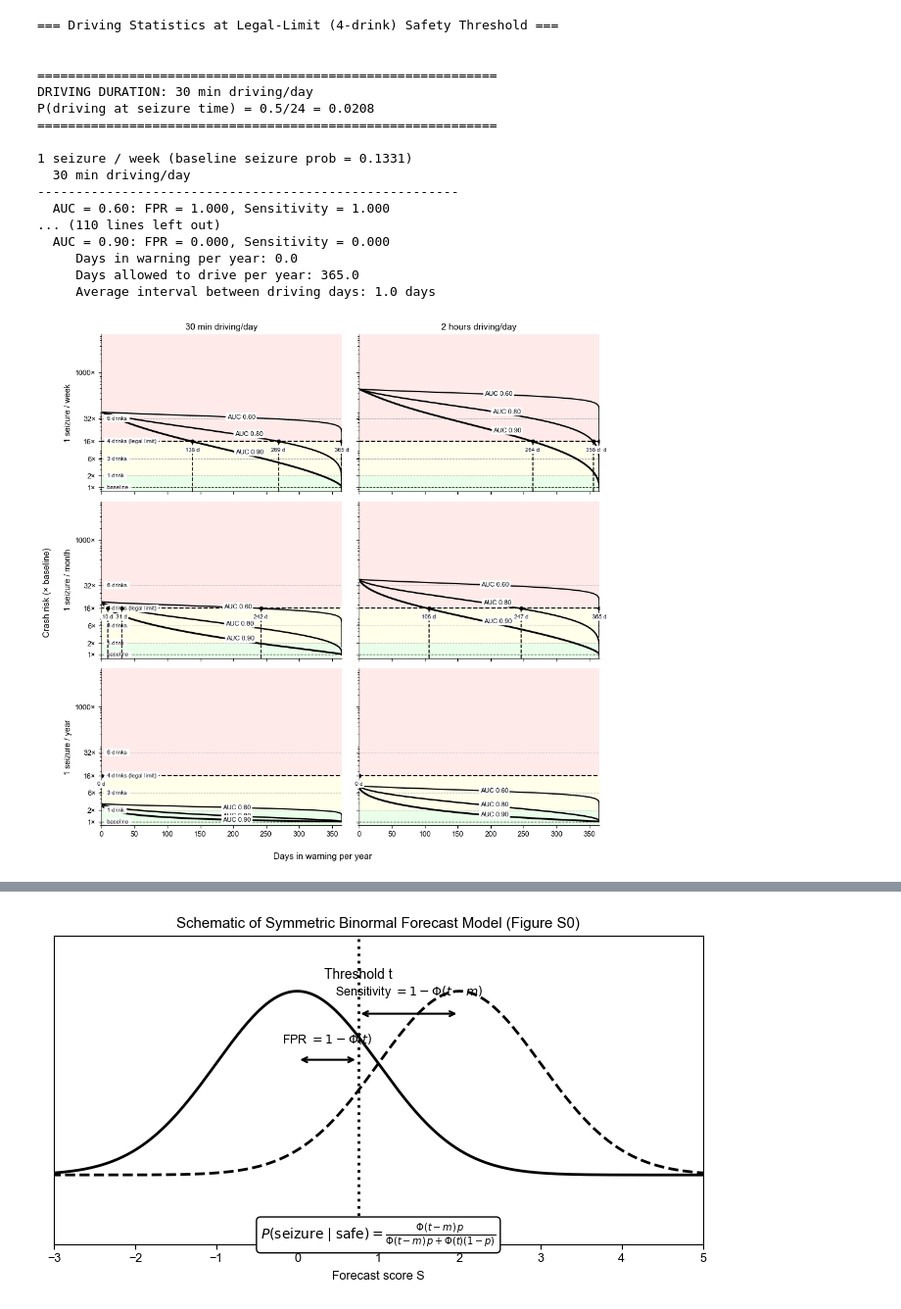
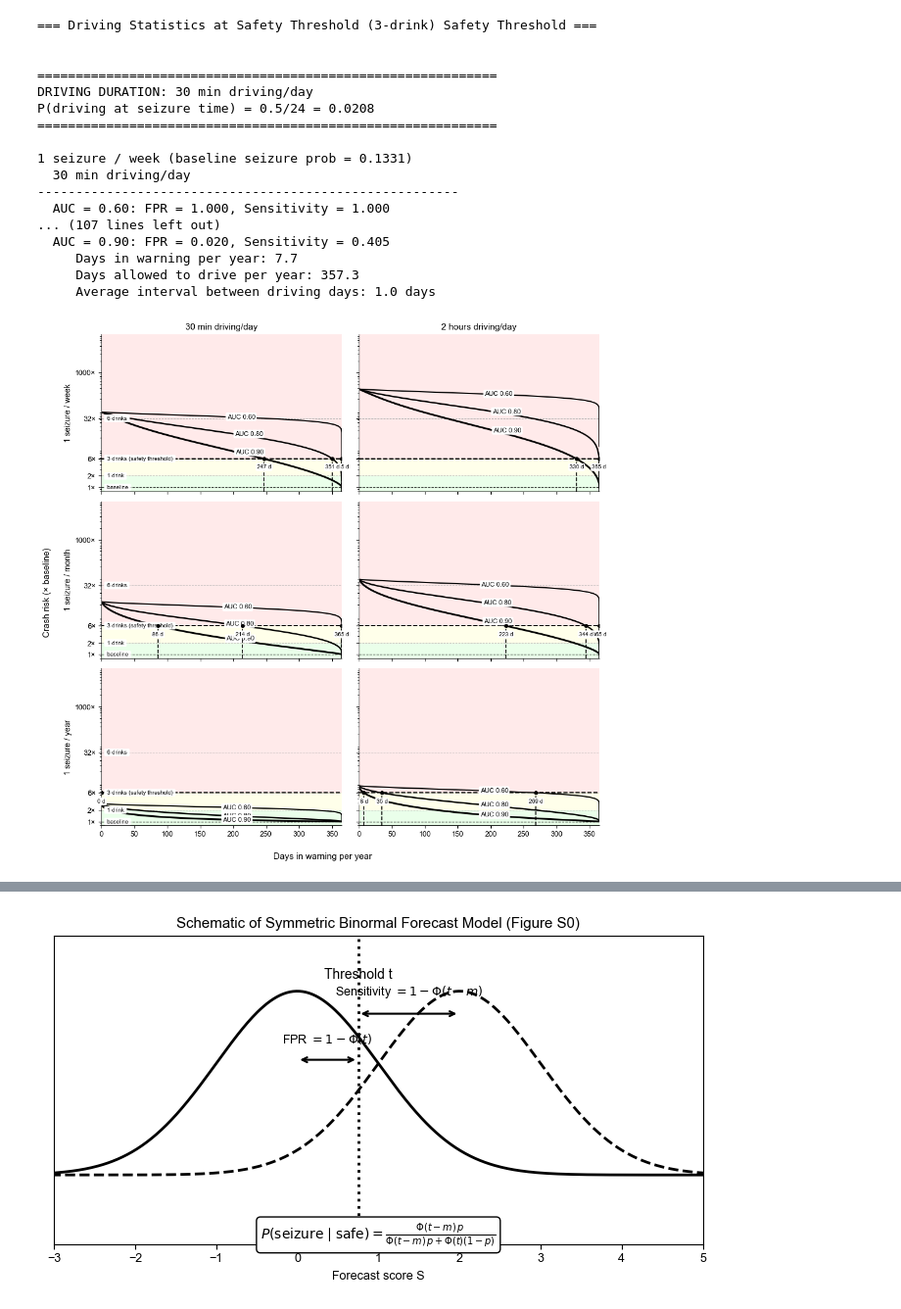
Before and after one commit to bdsp-core/seizure_forecasting_crash_analysis, a Jupyter notebook: crashes_vs_TiW.ipynb, the cells around one changed output, grey strips where cells are left out. Shown at 98% size. Cells and saved outputs as stored; diff of their text form; code cells hidden in the pictures.

```diff
--- a/crashes_vs_TiW.ipynb
+++ b/crashes_vs_TiW.ipynb
@@ -30,7 +30,7 @@ auc_linewidth = {0.60: 1.5, 0.80: 1.8, 0.90: 2.2}
 p0 = 1.5e-5
 p1 = p0 * 2**(0.02/0.02)   # 1 drink
 p3 = p0 * 2**(0.05/0.02)   # 3 drinks
-p4 = p0 * 2**(0.08/0.02)   # 4 drinks (legal limit)
+p4 = p0 * 2**(0.08/0.02)   # 3 drinks (safety threshold)
 p6 = p0 * 2**(0.12/0.02)   # 6 drinks
 
 y_limits = [0.8, 1e4]
@@ -73,7 +73,7 @@ def compute_curve_for_auc(auc, p_seizure, driving_hours):
 # -------------------------
 fig, axes = plt.subplots(3, 2, figsize=(10, 9.5), sharex=True, sharey=True)
 
-print('=== Driving Statistics at Legal-Limit (4-drink) Safety Threshold ===\n')
+print('=== Driving Statistics at Safety Threshold (3-drink) Safety Threshold ===\n')
 
 for col, driving_hours in enumerate(driving_hours_list):
     print(f'\n{"="*60}')
@@ -91,12 +91,12 @@ for col, driving_hours in enumerate(driving_hours_list):
         print(f'  {driving_labels[col]}')
         print('-' * 55)
 
-        # Light-pink shaded "unsafe" region above legal limit (4 drinks)
-        ax.axhspan(p4/p0, y_limits[1],
+        # Light-pink shaded "unsafe" region above safety threshold (3 drinks)
+        ax.axhspan(p3/p0, y_limits[1],
                    facecolor='#ffcccc', alpha=0.4, zorder=0)
 
-        # Light-yellow shaded region between 1 drink and 4 drinks (legal limit)
-        ax.axhspan(p1/p0, p4/p0,
+        # Light-yellow shaded region between 1 drink and 3 drinks (safety threshold)
+        ax.axhspan(p1/p0, p3/p0,
                    facecolor='#ffffcc', alpha=0.4, zorder=0)
 
         # Light-green shaded "safe" region below 1 drink
@@ -107,7 +107,7 @@ for col, driving_hours in enumerate(driving_hours_list):
         ax.axhline(y=1,       color='k',        linestyle='--', linewidth=0.8, zorder=1)
         ax.axhline(y=p1/p0,   color='0.7',      linestyle='--', linewidth=0.7, zorder=1)
         ax.axhline(y=p3/p0,   color='0.7',      linestyle='--', linewidth=0.7, zorder=1)
-        ax.axhline(y=p4/p0,   color='black',    linestyle='--', linewidth=1.4, zorder=2)
+        ax.axhline(y=p3/p0,   color='black',    linestyle='--', linewidth=1.4, zorder=2)
         ax.axhline(y=p6/p0,   color='0.7',      linestyle='--', linewidth=0.7, zorder=1)
 
         # Store crossing info for later labeling (to ensure labels are on top)
@@ -128,7 +128,7 @@ for col, driving_hours in enumerate(driving_hours_list):
             f_sorted = f_ana[idx_sort]
 
             # First point where crash risk drops below legal-limit threshold
-            idx_cross = np.where(pc_sorted < p4/p0)[0]
+            idx_cross = np.where(pc_sorted < p3/p0)[0]
             if len(idx_cross) > 0:
                 idx_cross = idx_cross[0]
                 dw_cross = dw_sorted[idx_cross]
@@ -164,14 +164,14 @@ for col, driving_hours in enumerate(driving_hours_list):
         for dw_cross, auc, s_cross, f_cross, p in crossing_info:
             # Vertical black dashed line
             ax.plot([dw_cross, dw_cross],
-                    [y_limits[0], p4/p0],
+                    [y_limits[0], p3/p0],
                     'k--', linewidth=1.2, zorder=6)
             # Black marker at crossing point (smaller)
-            ax.plot(dw_cross, p4/p0,
+            ax.plot(dw_cross, p3/p0,
                     'o', color='black', markersize=4, zorder=7)
 
             # Label with number of warning days - ON TOP with opaque box
-            ax.text(dw_cross, p4/p0*0.7,
+            ax.text(dw_cross, p3/p0*0.7,
                     f'{dw_cross:.0f} d',
                     fontsize=7, ha='center', va='top',
                     bbox=dict(boxstyle='round,pad=0.2',
@@ -204,7 +204,7 @@ for col, driving_hours in enumerate(driving_hours_list):
             ax.text(6, p3/p0,    ' 3 drinks ',               fontsize=7, va='center',
                     bbox=dict(boxstyle='round,pad=0.2', facecolor='white', edgecolor='none'),
                     zorder=5)
-            ax.text(6, p4/p0,    ' 4 drinks (legal limit) ', fontsize=7, va='center',
+            ax.text(6, p3/p0,    ' 3 drinks (safety threshold) ', fontsize=7, va='center',
                     bbox=dict(boxstyle='round,pad=0.2', facecolor='white', edgecolor='none'),
                     zorder=5)
             ax.text(6, p6/p0,    ' 6 drinks ',               fontsize=7, va='center',
@@ -212,42 +212,42 @@ for col, driving_hours in enumerate(driving_hours_list):
                     zorder=5)
 
         # Intuitive y-ticks
-        ax.set_yticks([1, p1/p0, p3/p0, p4/p0, p6/p0, 1e3])
-        ax.set_yticklabels(['1×', '2×', '6×', '16×', '32×', '1000×'])
+        ax.set_yticks([1, p1/p0, p3/p0, p3/p0, p6/p0, 1e3])
+        ax.set_yticklabels(['1×', '2×', '6×', '6×', '32×', '1000×'])
 
         print()
 
 # Shared labels
 fig.text(0.02, 0.5, 'Crash risk (× baseline)', va='center',
          rotation='vertical', fontsize=11)
 fig.text(0.5, 0.02, 'Days in warning per year', ha='center', fontsize=11)
 
 plt.tight_layout()
 plt.subplots_adjust(left=0.12, bottom=0.08)
 
 fig.savefig('Figure_S1.pdf', facecolor='white', bbox_inches='tight')
 fig.savefig('Figure_S1.png', facecolor='white', bbox_inches='tight', dpi=300)
 
 plt.show()
 # %% [output]
-=== Driving Statistics at Legal-Limit (4-drink) Safety Threshold ===
+=== Driving Statistics at Safety Threshold (3-drink) Safety Threshold ===
 
 
 ============================================================
 DRIVING DURATION: 30 min driving/day
 P(driving at seizure time) = 0.5/24 = 0.0208
 ============================================================
 
 1 seizure / week (baseline seizure prob = 0.1331)
   30 min driving/day
 -------------------------------------------------------
   AUC = 0.60: FPR = 1.000, Sensitivity = 1.000
-... (110 lines left out)
-  AUC = 0.90: FPR = 0.000, Sensitivity = 0.000
-     Days in warning per year: 0.0
-     Days allowed to drive per year: 365.0
+... (107 lines left out)
+  AUC = 0.90: FPR = 0.020, Sensitivity = 0.405
+     Days in warning per year: 7.7
+     Days allowed to drive per year: 357.3
      Average interval between driving days: 1.0 days
-[figure, old version]
+[figure, new version]
 # %%
 # -------------------------------------------------
 # Figure 1: Driving Days/Year vs AUC (Main Text Figure)
```
Also changed, not shown: parts of 5 cells of this notebook, 11 other files.
